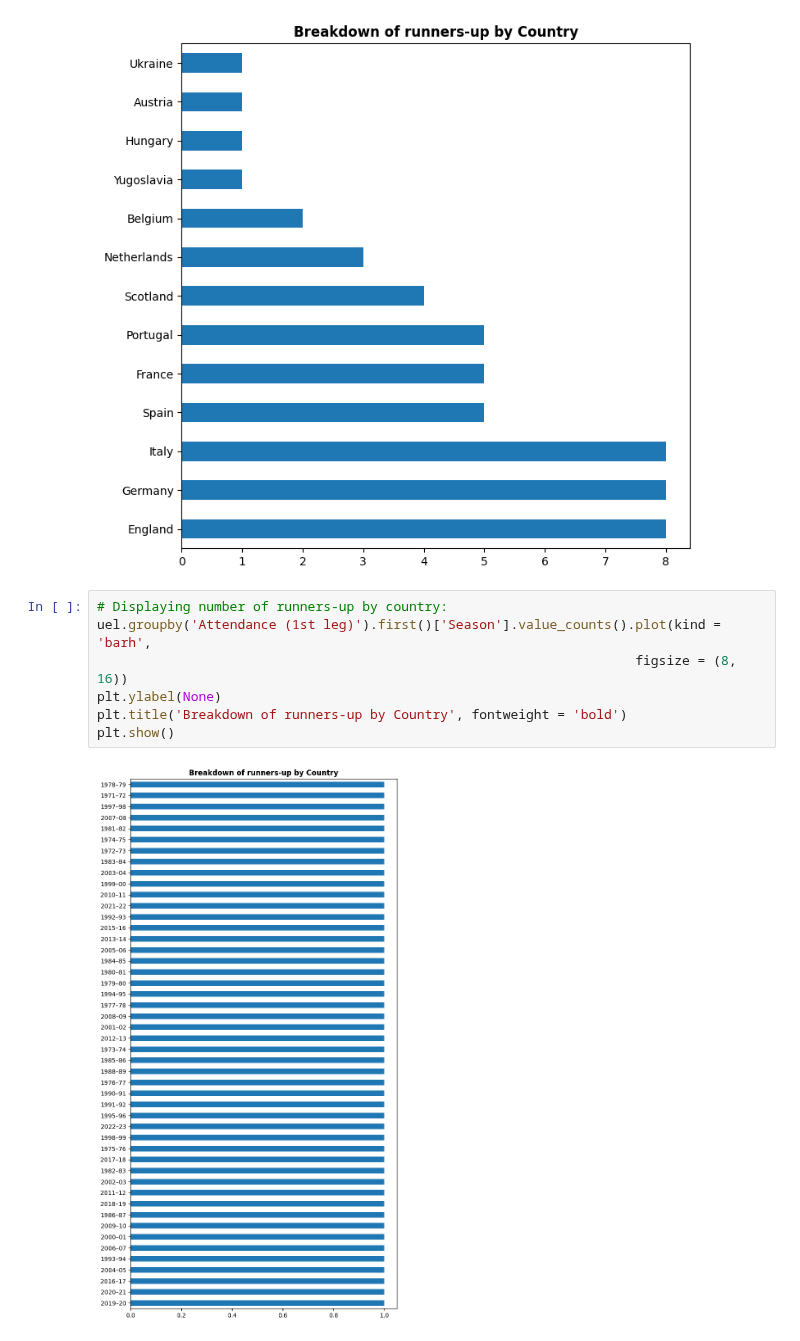
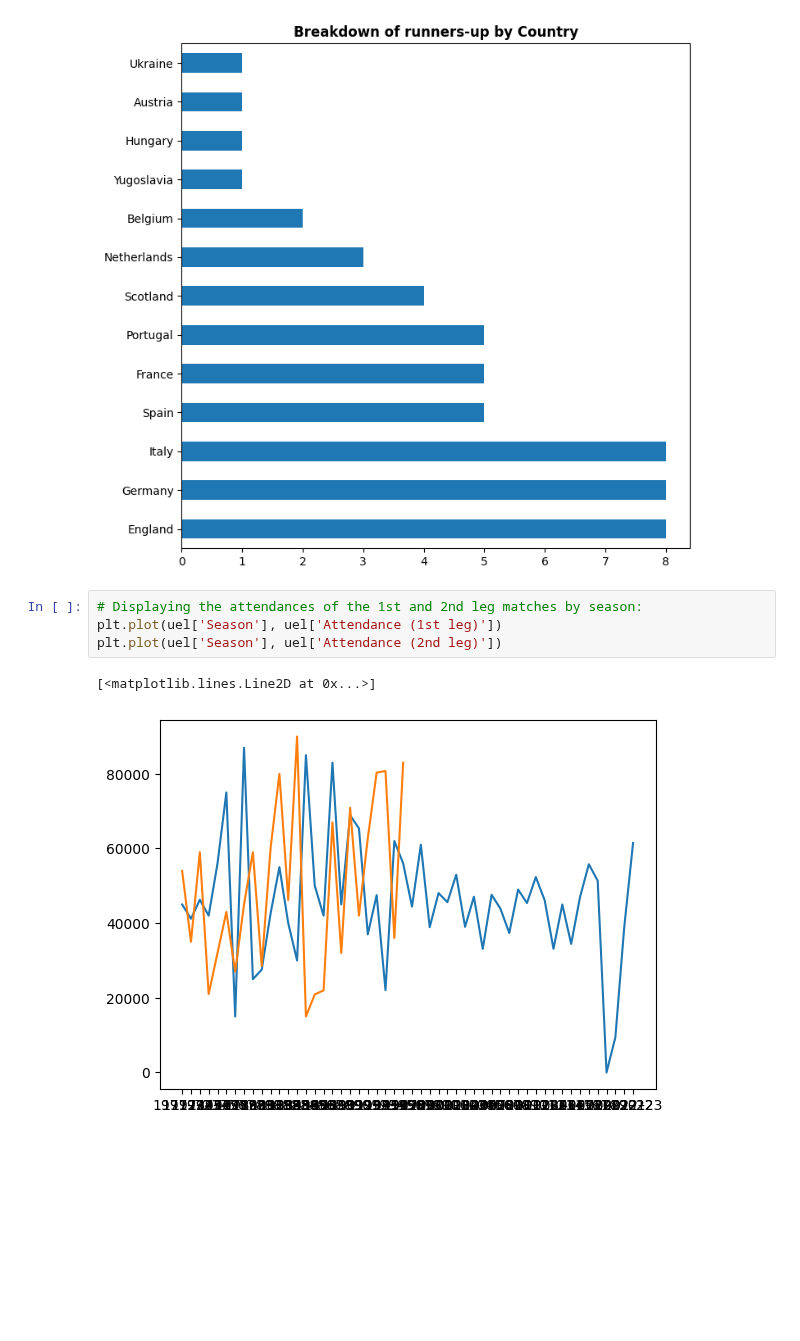
Before and after one commit to guilhermelaviola/SoccerCompetitionsStudy, a Jupyter notebook: UELStudy.ipynb, the cells around one changed output. Saved outputs shown, nothing was run; the diff lists cells and outputs as text; blank space fills up the shorter version.

```diff
--- a/UELStudy.ipynb
+++ b/UELStudy.ipynb
@@ -94,12 +84,10 @@ plt.title('Breakdown of runners-up by Country', fontweight = 'bold')
 plt.show()
 # %% [output]
 [figure]
-# %%
-# Displaying number of runners-up by country:
-uel.groupby('Attendance (1st leg)').first()['Season'].value_counts().plot(kind = 'barh',
-                                                                     figsize = (8, 16))
-plt.ylabel(None)
-plt.title('Breakdown of runners-up by Country', fontweight = 'bold')
-plt.show()
-# %% [output]
-[figure, removed]
+# %%
+# Displaying the attendances of the 1st and 2nd leg matches by season:
+plt.plot(uel['Season'], uel['Attendance (1st leg)'])
+plt.plot(uel['Season'], uel['Attendance (2nd leg)'])
+# %% [output]
+[<matplotlib.lines.Line2D at 0x...>]
+[figure, added]
```
Also changed, not shown: parts of 7 cells of this notebook.
